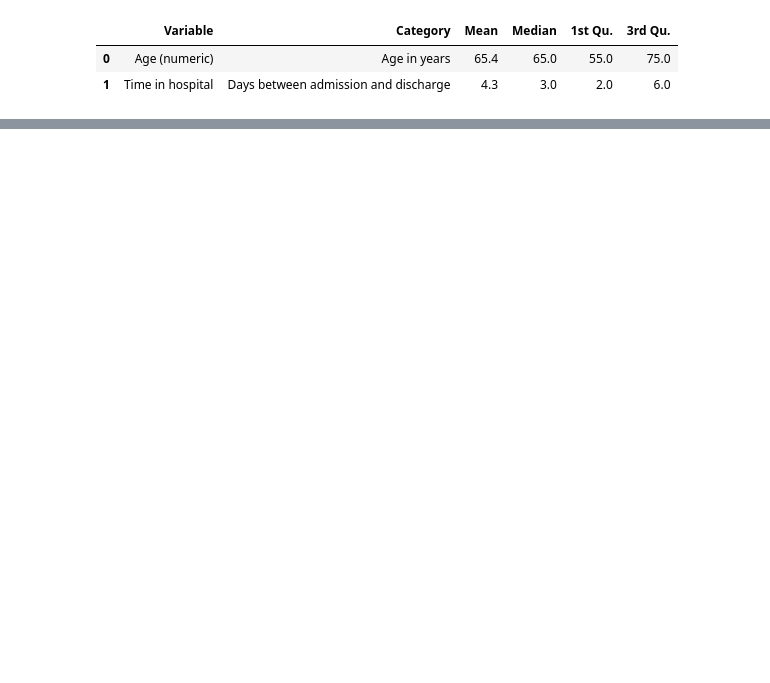
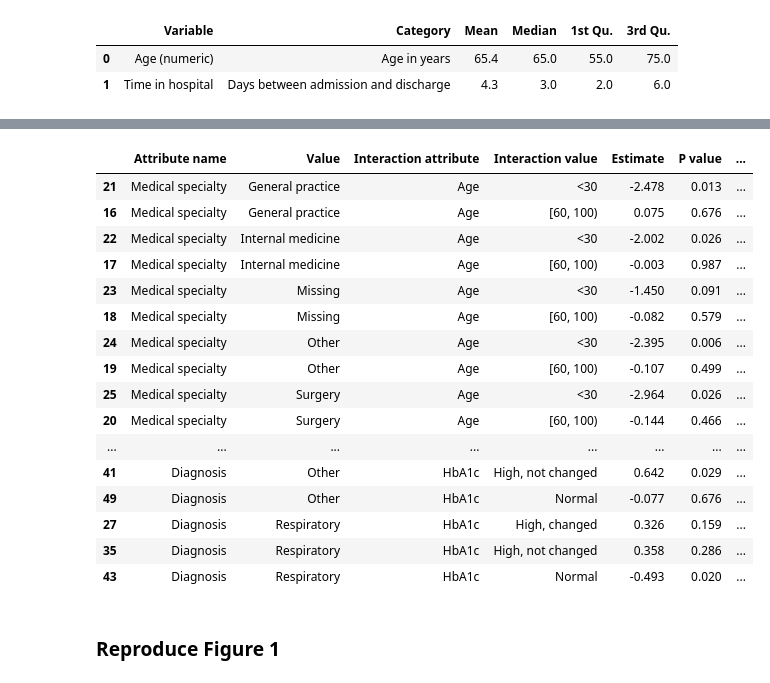
Before and after one commit to mxh210/Summer-Individual-Project, a Jupyter notebook: Processing_Pipeline/01_reproduce_core_paper.ipynb, the cells around one changed output, grey strips where cells are left out. Saved outputs shown, nothing was run; the diff lists cells and outputs as text; code cells hidden in the pictures; blank space fills up the shorter version.

```diff
--- a/Processing_Pipeline/01_reproduce_core_paper.ipynb
+++ b/Processing_Pipeline/01_reproduce_core_paper.ipynb
@@ -768,0 +1292,12 @@ display(table3_continuous)
+# %%
+coef_raw = pd.DataFrame({
+    "term": model_final.params.index,
+    "estimate": model_final.params.values,
+    "std_error": model_final.bse.values,
+    "z_value": model_final.tvalues.values,
+    "p_value": model_final.pvalues.values
+})
+
+coef_raw["significant_0_01"] = coef_raw["p_value"] < 0.01
+
+coef_raw.head()
@@ -768,0 +1622,60 @@ display(table3_continuous)
+# %%
+interaction_rows = []
+
+interaction_coef = coef_raw[
+    coef_raw["term"].str.contains(":", regex=False)
+].copy()
+
+for _, row in interaction_coef.iterrows():
+    term = row["term"]
+    components = term.split(":")
+
+    if len(components) != 2:
+        continue
+
+    var1, value1 = parse_term_component(components[0])
+    var2, value2 = parse_term_component(components[1])
+
+    p_value = row["p_value"]
+    significant = p_value < 0.01
+
+    interaction_rows.append({
+        "sort_group": interaction_sort_group(var1, var2),
+        "term": term,
+
+        "Attribute name": display_variable(var1),
+        "Value": display_value(var1, value1),
+
+        "Interaction attribute": display_variable(var2),
+        "Interaction value": display_value(var2, value2),
+
+        "Estimate": format_estimate(row["estimate"]),
+        "P value": format_p_value(p_value),
+        "Significant at 0.01": "Yes" if significant else "No"
+    })
+
+table5_polished = pd.DataFrame(interaction_rows)
+
+table5_polished = table5_polished.sort_values(
+    ["sort_group", "Attribute name", "Value", "Interaction attribute", "Interaction value"]
+).drop(columns=["sort_group", "term"])
+
+display(table5_polished)
+# %% [output]
+|  | Attribute name | Value | Interaction attribute | Interaction value | Estimate | P value | ... |
+| 21 | Medical specialty | General practice | Age | <30 | -2.478 | 0.013 | ... |
+| 16 | Medical specialty | General practice | Age | [60, 100) | 0.075 | 0.676 | ... |
+| 22 | Medical specialty | Internal medicine | Age | <30 | -2.002 | 0.026 | ... |
+| 17 | Medical specialty | Internal medicine | Age | [60, 100) | -0.003 | 0.987 | ... |
+| 23 | Medical specialty | Missing | Age | <30 | -1.450 | 0.091 | ... |
+| 18 | Medical specialty | Missing | Age | [60, 100) | -0.082 | 0.579 | ... |
+| 24 | Medical specialty | Other | Age | <30 | -2.395 | 0.006 | ... |
+| 19 | Medical specialty | Other | Age | [60, 100) | -0.107 | 0.499 | ... |
+| 25 | Medical specialty | Surgery | Age | <30 | -2.964 | 0.026 | ... |
+| 20 | Medical specialty | Surgery | Age | [60, 100) | -0.144 | 0.466 | ... |
+| ... | ... | ... | ... | ... | ... | ... | ... |
+| 41 | Diagnosis | Other | HbA1c | High, not changed | 0.642 | 0.029 | ... |
+| 49 | Diagnosis | Other | HbA1c | Normal | -0.077 | 0.676 | ... |
+| 27 | Diagnosis | Respiratory | HbA1c | High, changed | 0.326 | 0.159 | ... |
+| 35 | Diagnosis | Respiratory | HbA1c | High, not changed | 0.358 | 0.286 | ... |
+| 43 | Diagnosis | Respiratory | HbA1c | Normal | -0.493 | 0.020 | ... |
@@ -768,0 +1702,2 @@ display(table3_continuous)
+# %% [markdown]
+### Reproduce Figure 1
```
Also changed, not shown: parts of 34 cells of this notebook, 10 other files.
